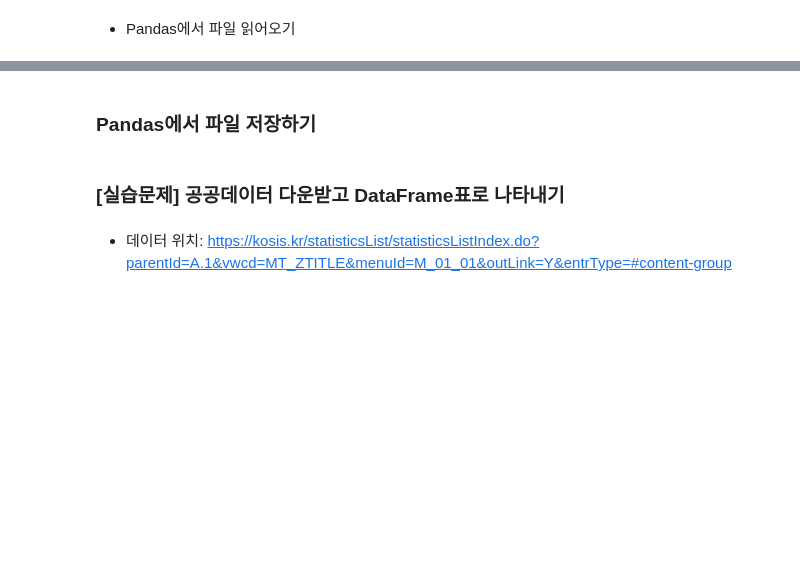
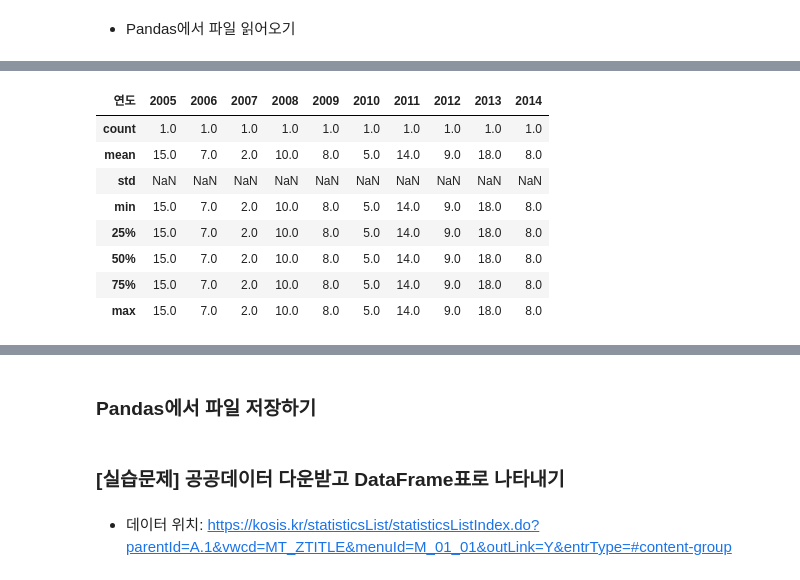
Before and after one commit to maggiojeju/2024_mirae_master, a Jupyter notebook: 2일차_탐색적데이터분석_기초_완성.ipynb, the cells around one changed output, grey strips where cells are left out. Drawn from its saved outputs; the diff is of its cells as text; code cells hidden in the pictures; blank space fills up the shorter version.

```diff
--- a/2일차_탐색적데이터분석_기초_완성.ipynb
+++ b/2일차_탐색적데이터분석_기초_완성.ipynb
@@ -192,0 +291,12 @@ df         # 시트가 여러개 일 경우 딕셔너리 형태로 나타난다.
+# %%
+df.describe()
+# %% [output]
+| 연도 | 2005 | 2006 | 2007 | 2008 | 2009 | 2010 | 2011 | 2012 | 2013 | 2014 |
+| count | 1.0 | 1.0 | 1.0 | 1.0 | 1.0 | 1.0 | 1.0 | 1.0 | 1.0 | 1.0 |
+| mean | 15.0 | 7.0 | 2.0 | 10.0 | 8.0 | 5.0 | 14.0 | 9.0 | 18.0 | 8.0 |
+| std | NaN | NaN | NaN | NaN | NaN | NaN | NaN | NaN | NaN | NaN |
+| min | 15.0 | 7.0 | 2.0 | 10.0 | 8.0 | 5.0 | 14.0 | 9.0 | 18.0 | 8.0 |
+| 25% | 15.0 | 7.0 | 2.0 | 10.0 | 8.0 | 5.0 | 14.0 | 9.0 | 18.0 | 8.0 |
+| 50% | 15.0 | 7.0 | 2.0 | 10.0 | 8.0 | 5.0 | 14.0 | 9.0 | 18.0 | 8.0 |
+| 75% | 15.0 | 7.0 | 2.0 | 10.0 | 8.0 | 5.0 | 14.0 | 9.0 | 18.0 | 8.0 |
+| max | 15.0 | 7.0 | 2.0 | 10.0 | 8.0 | 5.0 | 14.0 | 9.0 | 18.0 | 8.0 |
```
Also changed, not shown: parts of 47 cells of this notebook.
